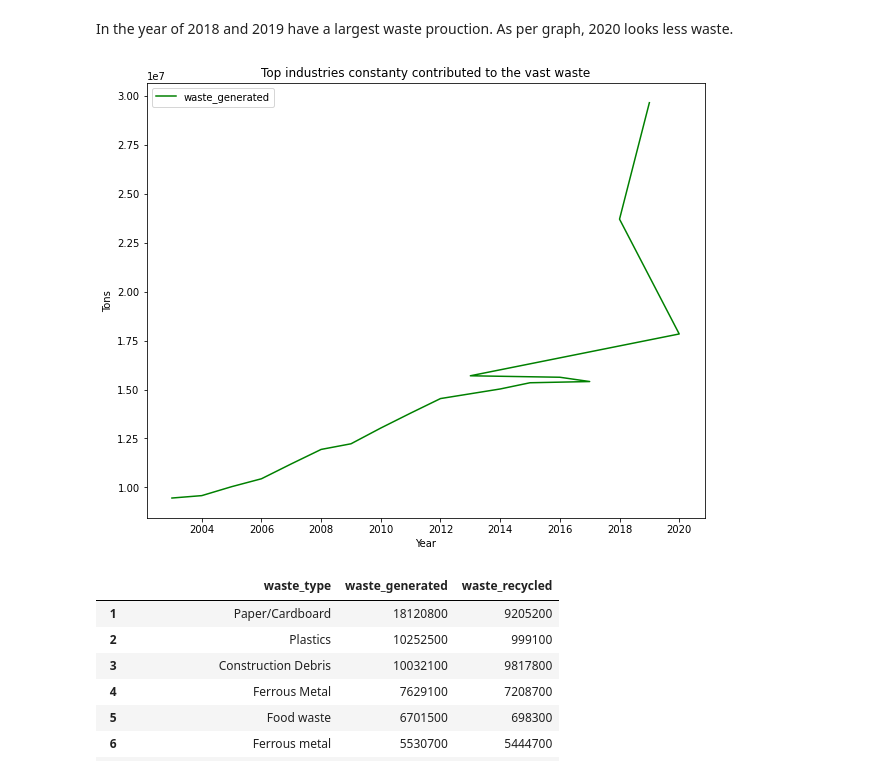
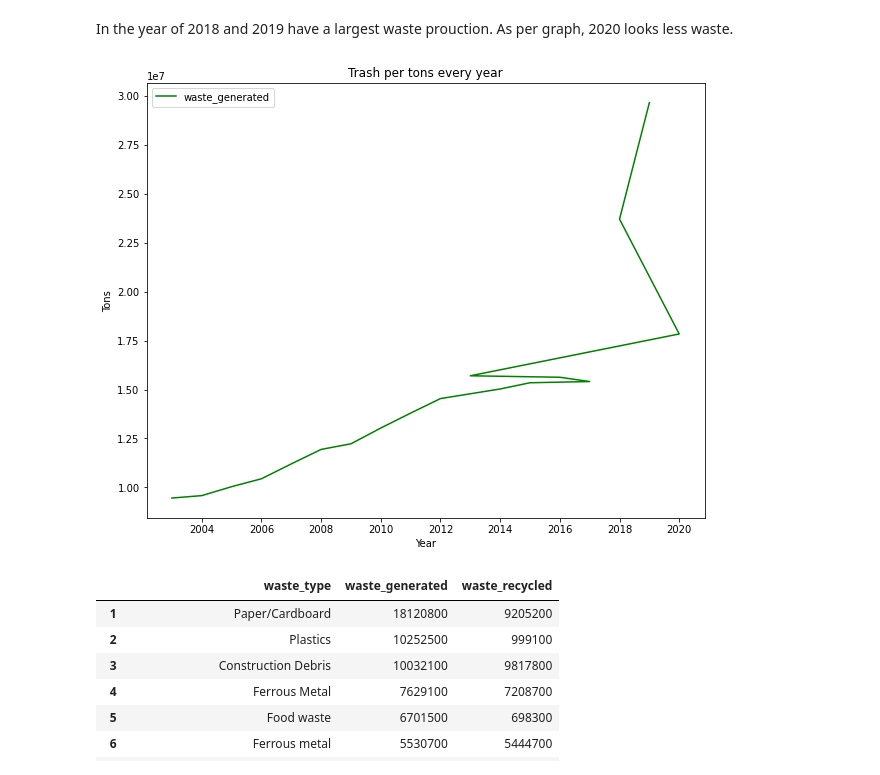
Before and after one commit to ashpou1/data-processing-4313, a Jupyter notebook: Recreate Mastersfinal.ipynb, the cells around one changed output. Saved outputs shown, nothing was run; the diff lists cells and outputs as text; code cells hidden in the pictures.

```diff
--- a/Recreate Mastersfinal.ipynb
+++ b/Recreate Mastersfinal.ipynb
@@ -342,16 +358,17 @@ In the year of 2018 and 2019 have a largest waste prouction. As per graph, 2020
 # %%
 from matplotlib.ticker import MaxNLocator
 ax = plt.figure(figsize=(10,8)).gca()
 ax.xaxis.set_major_locator(MaxNLocator(integer=True))
 
 plt.plot('year', 'waste_generated', data=waste, color='green')
-plt.title("Top industries constanty contributed to the vast waste")
+plt.title("Trash per tons every year")
 plt.xlabel("Year")
 plt.ylabel("Tons")
 plt.legend()
 plt.show()
+#this will helps to see waste every year growth
 # %% [output]
-[figure, old version]
+[figure, new version]
 # %%
 top_waste = df.groupby(['waste_type'])[['waste_generated','waste_recycled']].sum().sort_values(by='waste_generated',ascending=False).reset_index()
 top_waste=top_waste[top_waste['waste_type'] != "Total"].iloc[:10]
```
Also changed, not shown: parts of 20 cells of this notebook.
